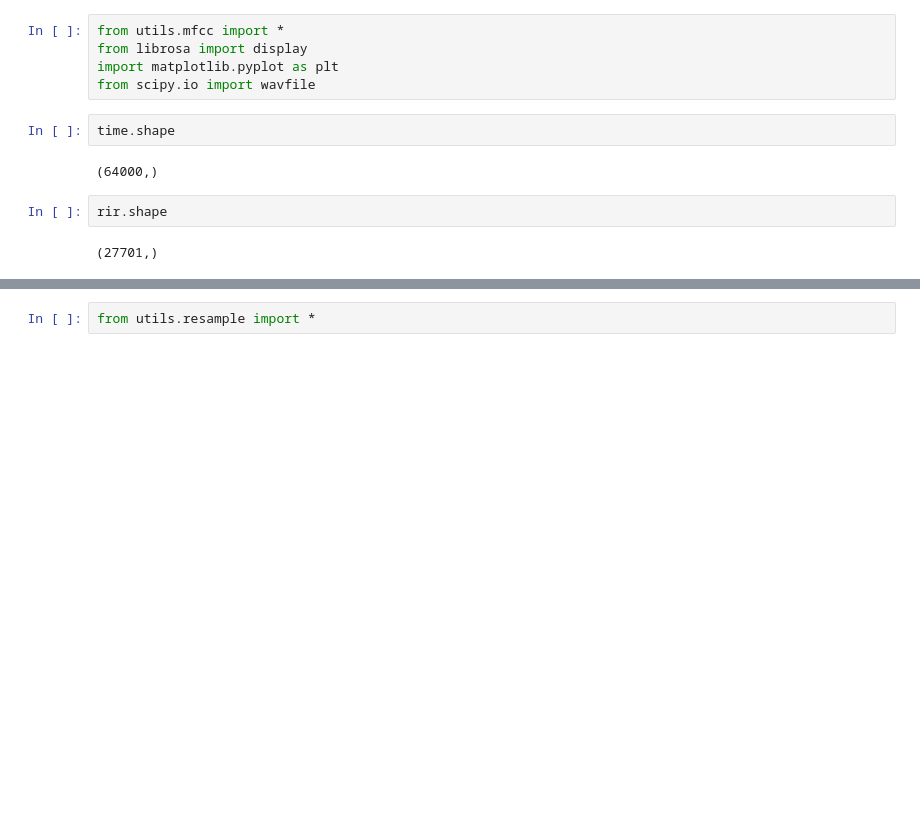
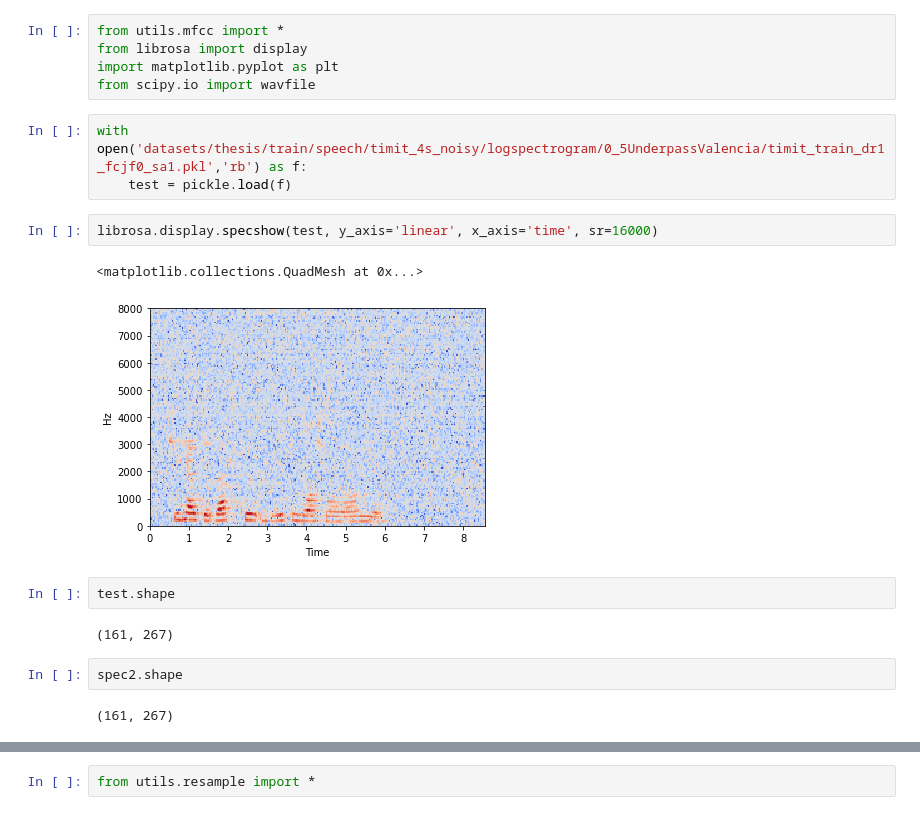
Before and after one commit to polocallens/room-acoustic-characterization, a Jupyter notebook: Notebooks/mfcc_plot_preprocess_analysis.ipynb, the cells around one changed output, grey strips where cells are left out. Cells and saved outputs as stored; diff of their text form; blank space fills up the shorter version.

```diff
--- a/Notebooks/mfcc_plot_preprocess_analysis.ipynb
+++ b/Notebooks/mfcc_plot_preprocess_analysis.ipynb
@@ -7,11 +7,19 @@ from utils.mfcc import *
 from librosa import display
 import matplotlib.pyplot as plt
 from scipy.io import wavfile
+# %%
+with open('datasets/thesis/train/speech/timit_4s_noisy/logspectrogram/0_5UnderpassValencia/timit_train_dr1_fcjf0_sa1.pkl','rb') as f:
+    test = pickle.load(f)
+# %%
+librosa.display.specshow(test, y_axis='linear', x_axis='time', sr=16000)
+# %% [output]
+<matplotlib.collections.QuadMesh at 0x...>
+[figure, added]
 # %%
-time.shape
+test.shape
 # %% [output]
-(64000,)
+(161, 267)
 # %%
-rir.shape
+spec2.shape
 # %% [output]
-(27701,)
+(161, 267)
```
Also changed, not shown: parts of 7 cells of this notebook, 4 other files.
